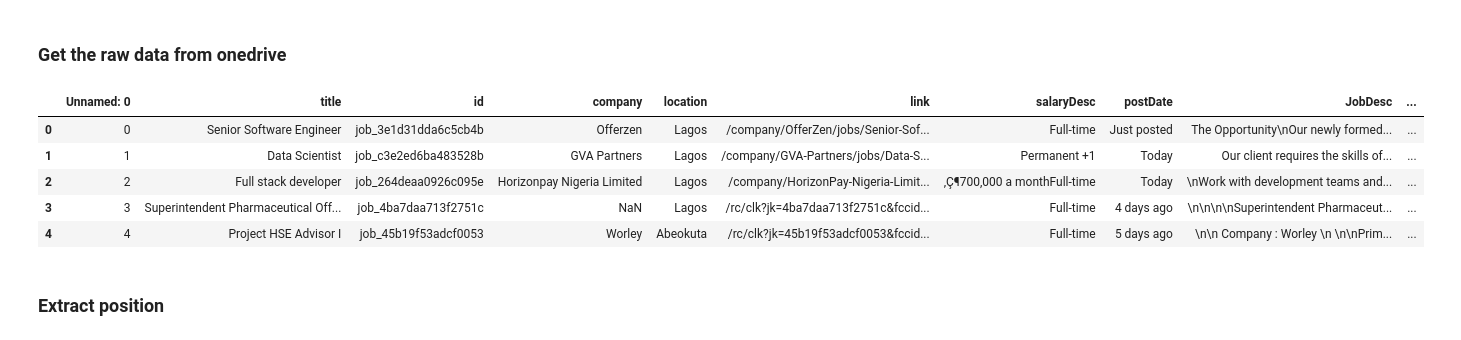
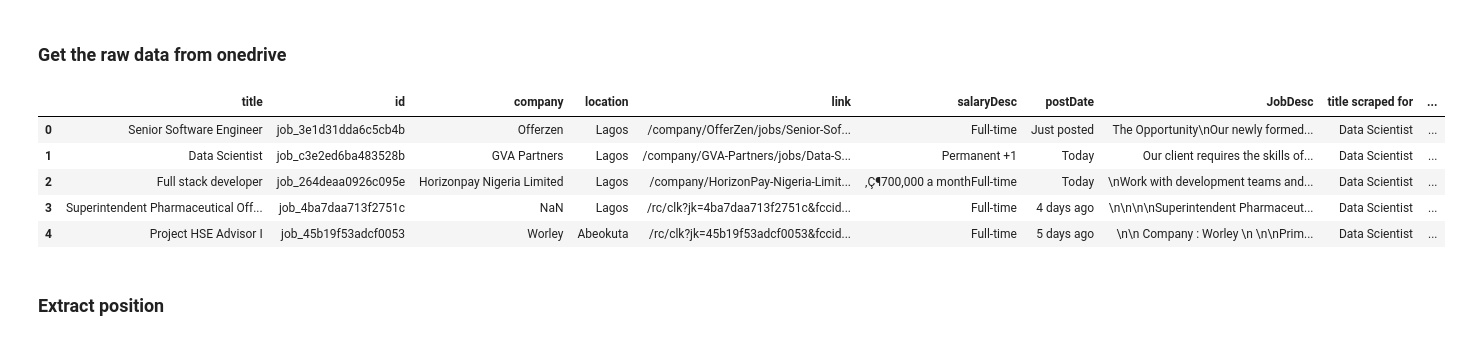
Before and after one commit to lifepopkay/Tech-Monies, a Jupyter notebook: Final_Data_cleanup_script.ipynb, the cells around one changed output. Cells and saved outputs as stored; diff of their text form; code cells hidden in the pictures.

```diff
--- a/Final_Data_cleanup_script.ipynb
+++ b/Final_Data_cleanup_script.ipynb
@@ -15,29 +15,29 @@ import requests as rq
 # %%
 # data url
 #url = "https://drive.google.com/u/0/uc?id=1Mx6ilfA0Ffm1s9ff1lgAiUnK8DxAPPBt&export=download"
 #url = "https://drive.google.com/uc?export=download&id=1E8LguUVMQA6Oz68sDamce-zF4vRiQkQm"
 
 #merged dataset
-url = "https://drive.google.com/uc?export=download&id=1JxXdvJ-aCqhue3nxa6W7ZPcowSpAd7SE"
+url = "https://drive.google.com/uc?export=download&id=1zlagmVAMUuxZ9SIgab4khkWMiCNbBRgV"
 
 # get response from the URL
 response = rq.get(url)
 
 # write content to excel file
-with open("dataset.xlsx", "wb") as file:
+with open("raw_dataset.xlsx", "wb") as file:
     file.write(response.content)
 
 # read data
 data = pd.read_excel("dataset.xlsx")
 
 data.head(5)
 # %% [output]
-|  | Unnamed: 0 | title | id | company | location | link | salaryDesc | postDate | JobDesc | ... |
-| 0 | 0 | Senior Software Engineer | job_3e1d31dda6c5cb4b | Offerzen | Lagos | /company/OfferZen/jobs/Senior-Sof... | Full-time | Just posted | The Opportunity\nOur newly formed... | ... |
-| 1 | 1 | Data Scientist | job_c3e2ed6ba483528b | GVA Partners | Lagos | /company/GVA-Partners/jobs/Data-S... | Permanent +1 | Today | Our client requires the skills of... | ... |
-| 2 | 2 | Full stack developer | job_264deaa0926c095e | Horizonpay Nigeria Limited | Lagos | /company/HorizonPay-Nigeria-Limit... | ‚Ç¶700,000 a monthFull-time | Today | \nWork with development teams and... | ... |
-| 3 | 3 | Superintendent Pharmaceutical Off... | job_4ba7daa713f2751c | NaN | Lagos | /rc/clk?jk=4ba7daa713f2751c&fccid... | Full-time | 4 days ago | \n\n\n\nSuperintendent Pharmaceut... | ... |
-| 4 | 4 | Project HSE Advisor I | job_45b19f53adcf0053 | Worley | Abeokuta | /rc/clk?jk=45b19f53adcf0053&fccid... | Full-time | 5 days ago | \n\n Company : Worley \n \n\nPrim... | ... |
+|  | title | id | company | location | link | salaryDesc | postDate | JobDesc | title scraped for | ... |
+| 0 | Senior Software Engineer | job_3e1d31dda6c5cb4b | Offerzen | Lagos | /company/OfferZen/jobs/Senior-Sof... | Full-time | Just posted | The Opportunity\nOur newly formed... | Data Scientist | ... |
+| 1 | Data Scientist | job_c3e2ed6ba483528b | GVA Partners | Lagos | /company/GVA-Partners/jobs/Data-S... | Permanent +1 | Today | Our client requires the skills of... | Data Scientist | ... |
+| 2 | Full stack developer | job_264deaa0926c095e | Horizonpay Nigeria Limited | Lagos | /company/HorizonPay-Nigeria-Limit... | ‚Ç¶700,000 a monthFull-time | Today | \nWork with development teams and... | Data Scientist | ... |
+| 3 | Superintendent Pharmaceutical Off... | job_4ba7daa713f2751c | NaN | Lagos | /rc/clk?jk=4ba7daa713f2751c&fccid... | Full-time | 4 days ago | \n\n\n\nSuperintendent Pharmaceut... | Data Scientist | ... |
+| 4 | Project HSE Advisor I | job_45b19f53adcf0053 | Worley | Abeokuta | /rc/clk?jk=45b19f53adcf0053&fccid... | Full-time | 5 days ago | \n\n Company : Worley \n \n\nPrim... | Data Scientist | ... |
 # %% [markdown]
 ### Extract position
 # %%
```
Also changed, not shown: parts of 10 cells of this notebook.
